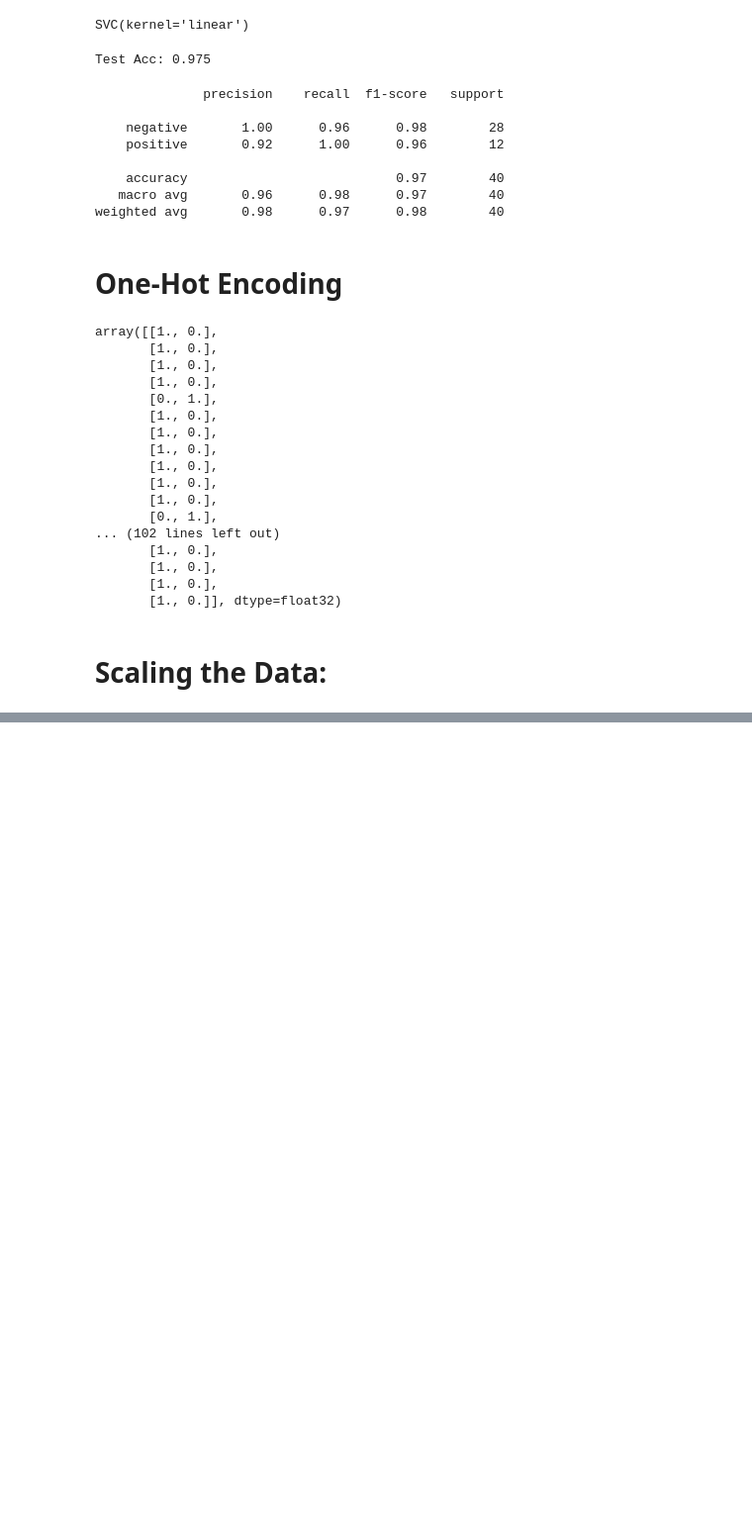
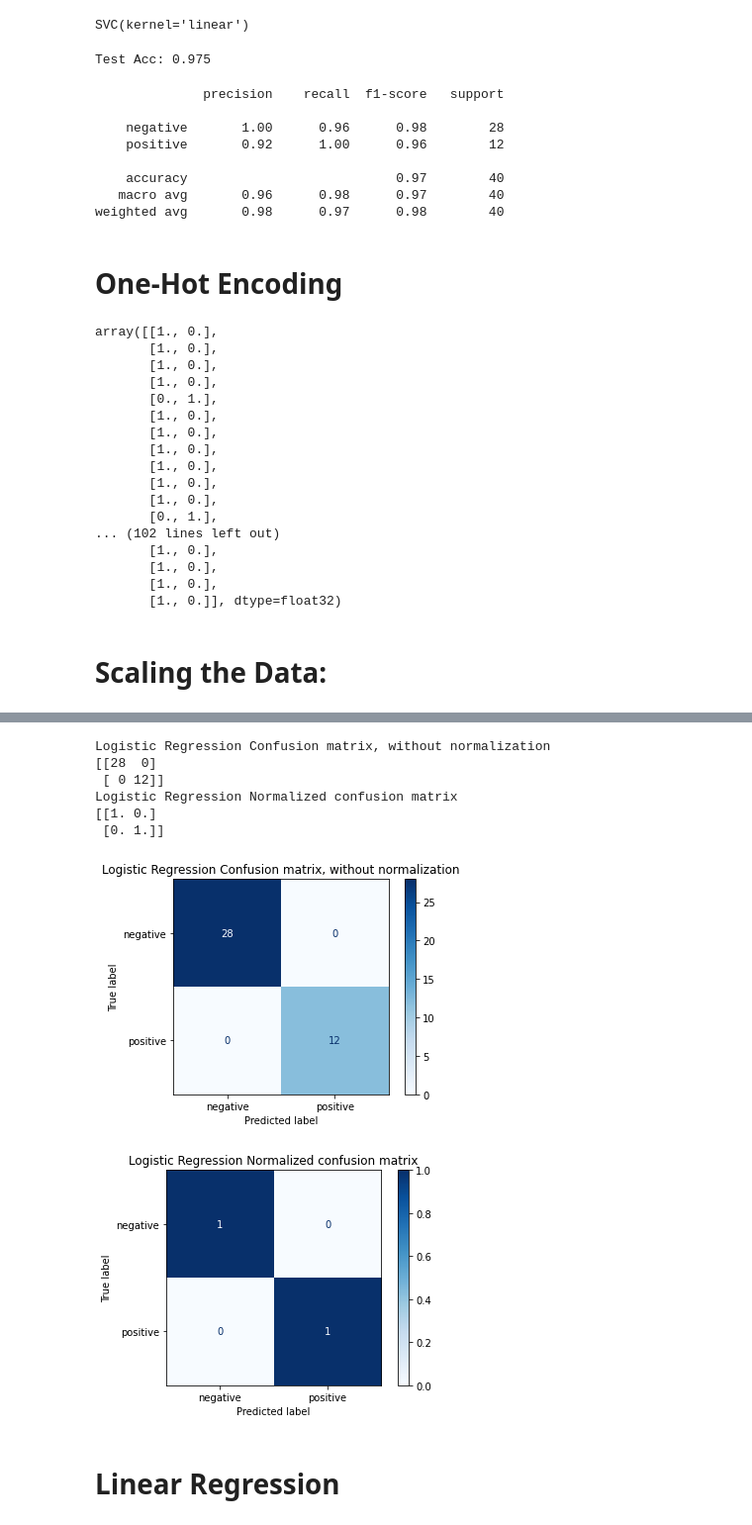
Before and after one commit to trevorguleserian/FinalProject, a Jupyter notebook: KidneyFailue.ipynb, the cells around one changed output, grey strips where cells are left out. Shown at 99% size. Drawn from its saved outputs; the diff is of its cells as text; code cells hidden in the pictures; blank space fills up the shorter version.

```diff
--- a/KidneyFailue.ipynb
+++ b/KidneyFailue.ipynb
@@ -335,0 +360,30 @@ Deep Neural Network - Loss: 0.002782899048179388, Accuracy: 1.0
+# %%
+import numpy as np
+
+np.set_printoptions(precision=2)
+
+# Plot non-normalized confusion matrix
+titles_options = [("Logistic Regression Confusion matrix, without normalization", None),
+                  ("Logistic Regression Normalized confusion matrix", 'true')]
+for title, normalize in titles_options:
+    disp = plot_confusion_matrix(classifier, X_test, y_test,
+                                 display_labels=target_names,
+                                 cmap=plt.cm.Blues,
+                                 normalize=normalize)
+    disp.ax_.set_title(title)
+
+    print(title)
+    print(disp.confusion_matrix)
+
+plt.show()
+# %% [output]
+Logistic Regression Confusion matrix, without normalization
+[[28  0]
+ [ 0 12]]
+Logistic Regression Normalized confusion matrix
+[[1. 0.]
+ [0. 1.]]
+[figure, added]
+[figure, added]
+# %% [markdown]
+# Linear Regression
```
Also changed, not shown: parts of 16 cells of this notebook.
